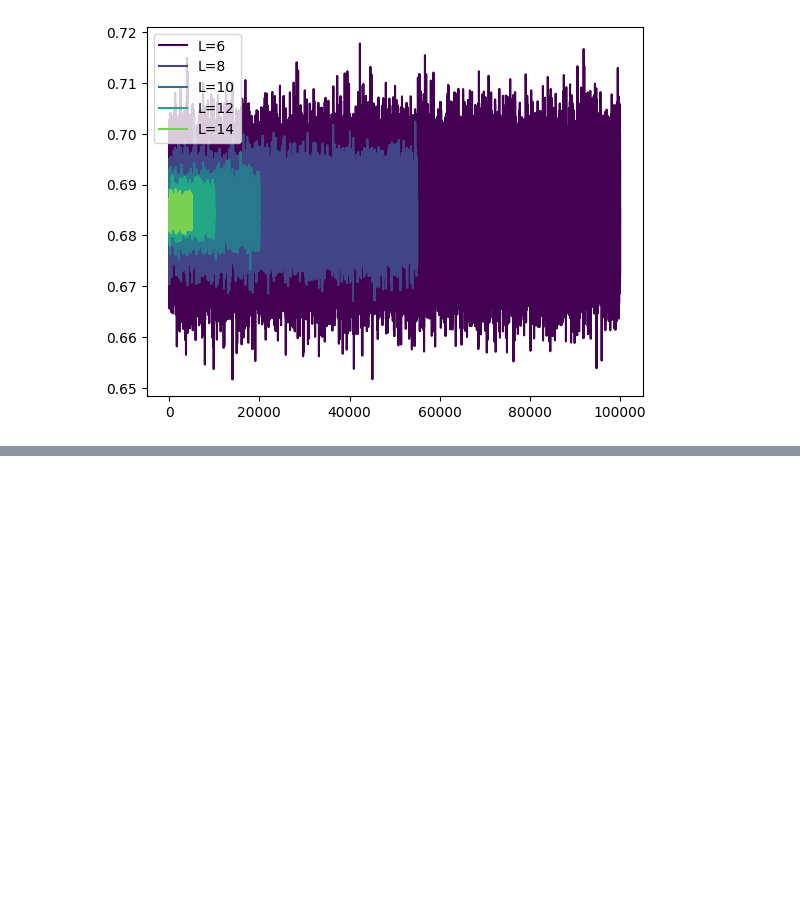
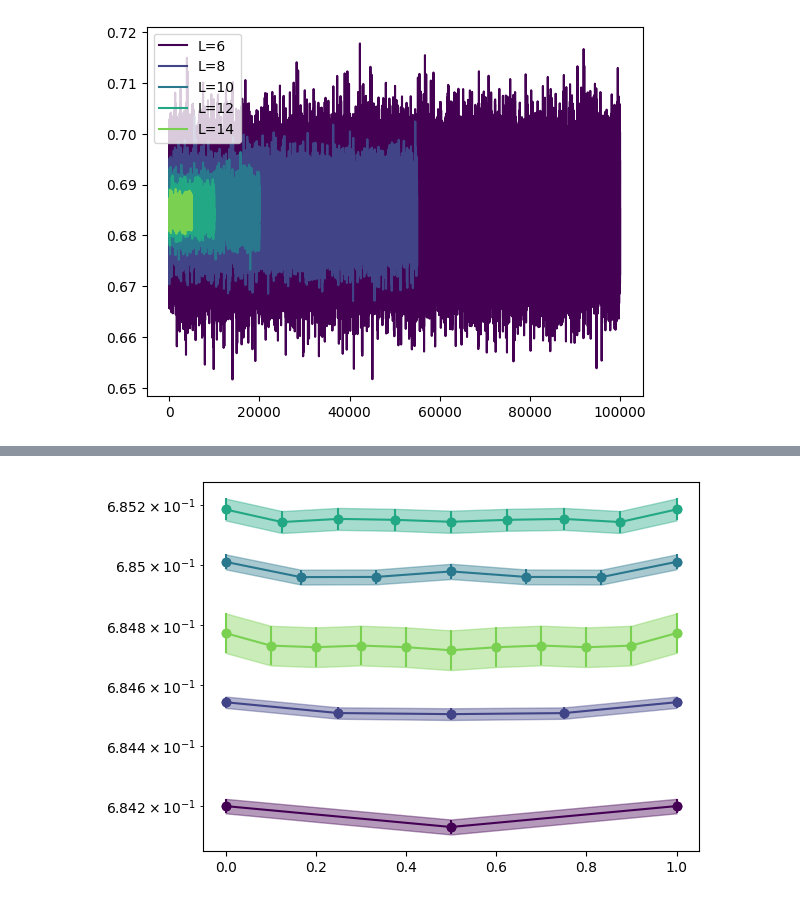
Before and after one commit to Landa233/crunchy, a Jupyter notebook: z_n_gauge/python_throwaway/z_7_correlators/better_statistics.ipynb, the cells around one changed output, grey strips where cells are left out. Drawn from its saved outputs; the diff is of its cells as text; code cells hidden in the pictures; blank space fills up the shorter version.

```diff
--- a/z_n_gauge/python_throwaway/z_7_correlators/better_statistics.ipynb
+++ b/z_n_gauge/python_throwaway/z_7_correlators/better_statistics.ipynb
@@ -107,7 +107,7 @@ np.savez("../../../temp/time_series2", time_series=time_series, tin_data=tin_dat
 [('reboot_seed', [('last_state', [('edges', 'u1', (153664,)), ('rng_gen', [('rng_gen_wrapper', 'u1', (16,))]), ('performed_updates', '<u8'), ('accepted_updates', '<u8')]), ('experiment_parameters', [( ...
 [('reboot_seed', [('last_state', [('edges', 'u1', (153664,)), ('rng_gen', [('rng_gen_wrapper', 'u1', (16,))]), ('performed_updates', '<u8'), ('accepted_updates', '<u8')]), ('experiment_parameters', [( ...
 # %%
-data = np.load("../../../temp/time_series2.npz", allow_pickle=True)
+data = np.load("temp/time_series2.npz", allow_pickle=True)
 
 tin_data = data["tin_data"].item()
 betas = data["betas"]
@@ -122,7 +122,7 @@ plt.show()
 # %% [output]
 [figure]
 # %%
-data = np.load("../../../temp/time_series2.npz", allow_pickle=True)
+data = np.load("temp/time_series2.npz", allow_pickle=True)
 
 time_series = data["time_series"].item()
 
@@ -210,7 +210,7 @@ plt.show()
 14 (8, 5000, 2)
 [figure]
 # %%
-data = np.load("../../../temp/pp_correlators2.npz", allow_pickle=True)
+data = np.load("temp/pp_correlators2.npz", allow_pickle=True)
 pp_correlators = data["pp_correlators"].item()
 
 fig = plt.figure()
@@ -280,7 +280,7 @@ import numpy as np
 import matplotlib.pyplot as plt
 from matplotlib.colors import LinearSegmentedColormap, Normalize
 
-data = np.load("../../../temp/pp_correlators2.npz", allow_pickle=True)
+data = np.load("temp/pp_correlators2.npz", allow_pickle=True)
 pp_correlators = data["pp_correlators"].item()
 
 fig = plt.figure()
@@ -320,3 +320,68 @@ plt.show()
 (8, 1, 10000, 13, 2)
 (8, 1, 5000, 15, 2)
 [figure]
+# %%
+# x = np.linspace(0, 10, 10)
+# y = np.exp(x)
+
+
+# fig, ax = plt.subplots()
+
+# ax.plot(x, y , 'o-')
+
+# error = y.copy()
+
+# ax.errorbar(x, y, yerr=error, fmt='o')
+
+# # log scale
+# ax.set_yscale('log')
+
+
+
+
+# plt.show()
+
+
+data = np.load("temp/pp_correlators2.npz", allow_pickle=True)
+pp_correlators = data["pp_correlators"].item()
+
+fig, ax = plt.subplots()
+
+which_beta = 3
+
+cmap = plt.get_cmap('viridis')
+norm = Normalize(vmin=0, vmax=len(pp_correlators.keys()))
+
+for (i,key) in enumerate(pp_correlators.keys()):
+    pp_correlator = pp_correlators[key][which_beta,:,...].squeeze(axis=0)
+
+    pp_correlator_mean = pp_correlator.mean(axis=0)[:,0]
+    print(pp_correlator.shape)
+    print(pp_correlator_mean.shape)
+
+    color = cmap(norm(i))
+
+    cutoff = 2
+    if cutoff > 0:
+        pp_correlator_mean = pp_correlator_mean[cutoff:-cutoff]
+    else:
+        pp_correlator_mean = pp_correlator_mean
+
+    Ls = np.arange(len(pp_correlator_mean))
+    max_L = np.max(Ls)
+    Ls = Ls / max_L
+
+    plt.plot(Ls, pp_correlator_mean, '-o', label=f"L={key}", color=color)
+
+    variance = pp_correlator.var(axis=0)[:,0]
+    variance = variance[cutoff:-cutoff]
+    std = np.sqrt(variance/len(pp_correlator))
+
+
+    plt.fill_between(Ls, pp_correlator_mean-std, pp_correlator_mean+std, alpha=0.4, color=color)
+    #also plot bars
+    plt.errorbar(Ls, pp_correlator_mean, yerr=std, fmt='o', color=color)
+
+
+ax.set_yscale('log')
+# %% [output]
@@ -322,0 +398 @@ plt.show()
+[figure, added]
```
Also changed, not shown: parts of 2 cells of this notebook, 1 other file.
